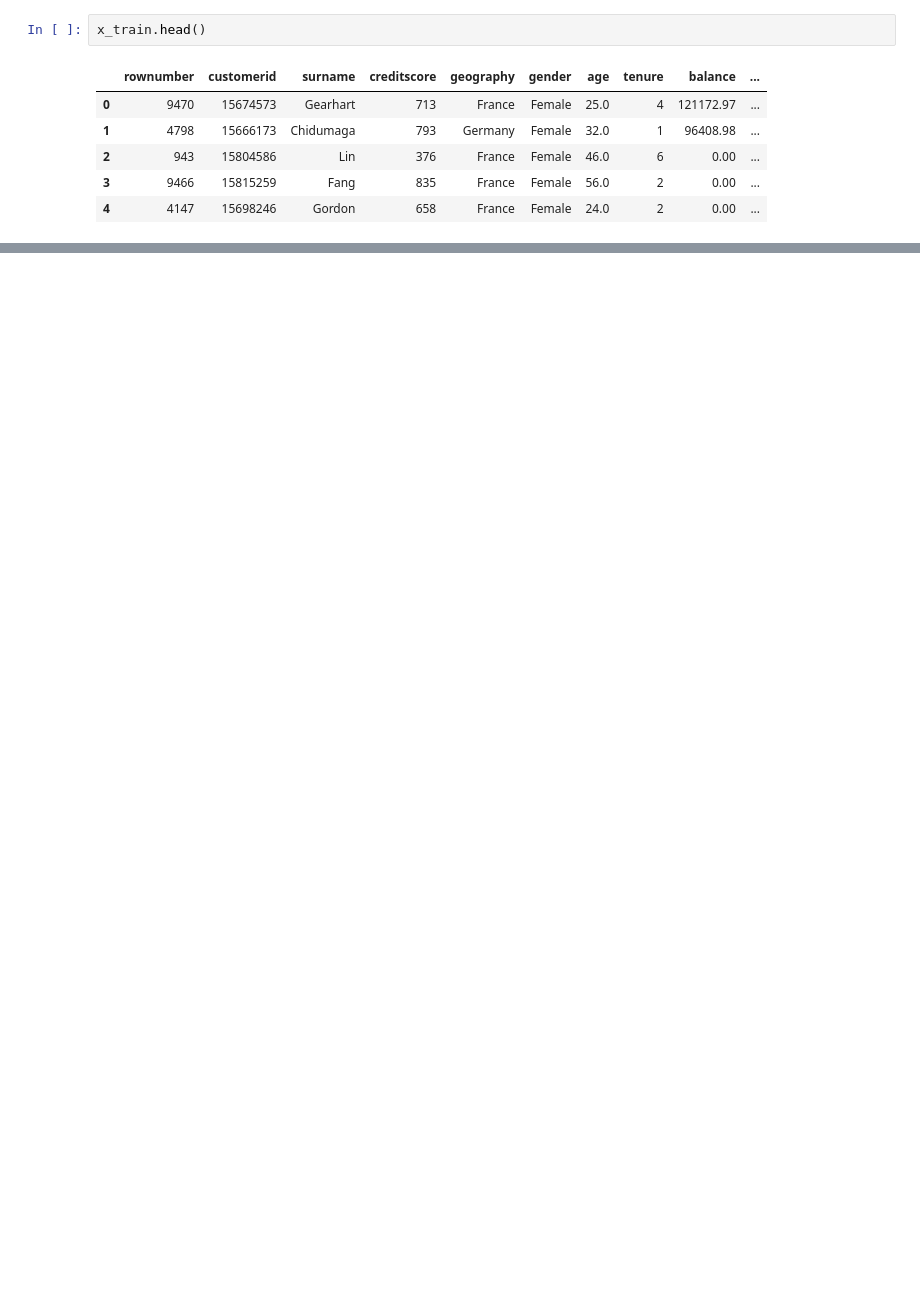
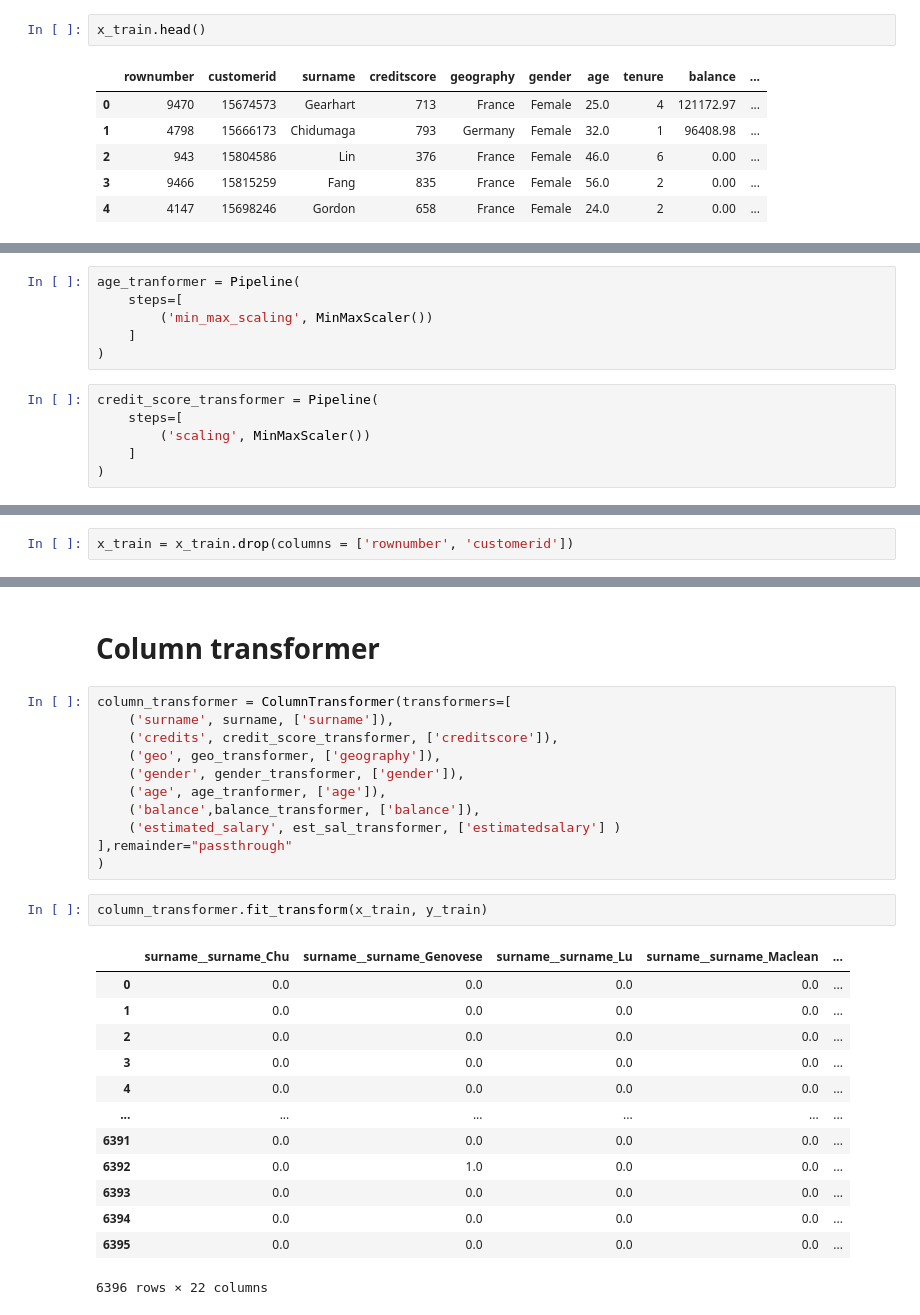
Before and after one commit to Satish-Kumar-1/customer-churn-prediction, a Jupyter notebook: Research/notebook/feature_engineering.ipynb, the cells around one changed output, grey strips where cells are left out. Saved outputs shown, nothing was run; the diff lists cells and outputs as text; blank space fills up the shorter version.

```diff
--- a/Research/notebook/feature_engineering.ipynb
+++ b/Research/notebook/feature_engineering.ipynb
@@ -108,0 +147,12 @@ x_train.head()
+# %%
+age_tranformer = Pipeline(
+    steps=[
+        ('min_max_scaling', MinMaxScaler())
+    ]
+)
+# %%
+credit_score_transformer = Pipeline(
+    steps=[
+        ('scaling', MinMaxScaler())
+    ]
+)
@@ -108,0 +171,2 @@ x_train.head()
+# %%
+x_train = x_train.drop(columns = ['rownumber', 'customerid'])
@@ -108,0 +182,29 @@ x_train.head()
+# %% [markdown]
+# Column transformer
+# %%
+column_transformer = ColumnTransformer(transformers=[
+    ('surname', surname, ['surname']),
+    ('credits', credit_score_transformer, ['creditscore']),
+    ('geo', geo_transformer, ['geography']),
+    ('gender', gender_transformer, ['gender']),
+    ('age', age_tranformer, ['age']),
+    ('balance',balance_transformer, ['balance']),
+    ('estimated_salary', est_sal_transformer, ['estimatedsalary'] )
+],remainder="passthrough"
+)
+# %%
+column_transformer.fit_transform(x_train, y_train)
+# %% [output]
+|  | surname__surname_Chu | surname__surname_Genovese | surname__surname_Lu | surname__surname_Maclean | ... |
+| 0 | 0.0 | 0.0 | 0.0 | 0.0 | ... |
+| 1 | 0.0 | 0.0 | 0.0 | 0.0 | ... |
+| 2 | 0.0 | 0.0 | 0.0 | 0.0 | ... |
+| 3 | 0.0 | 0.0 | 0.0 | 0.0 | ... |
+| 4 | 0.0 | 0.0 | 0.0 | 0.0 | ... |
+| ... | ... | ... | ... | ... | ... |
+| 6391 | 0.0 | 0.0 | 0.0 | 0.0 | ... |
+| 6392 | 0.0 | 1.0 | 0.0 | 0.0 | ... |
+| 6393 | 0.0 | 0.0 | 0.0 | 0.0 | ... |
+| 6394 | 0.0 | 0.0 | 0.0 | 0.0 | ... |
+| 6395 | 0.0 | 0.0 | 0.0 | 0.0 | ... |
+6396 rows × 22 columns
```
Also changed, not shown: parts of 19 cells of this notebook.
